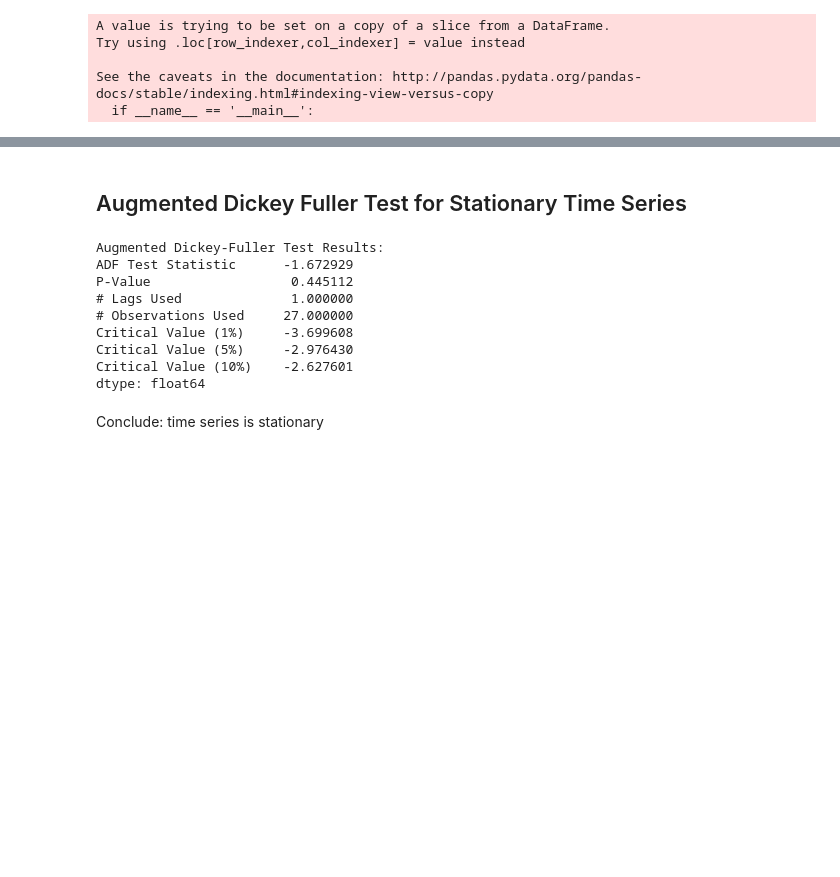
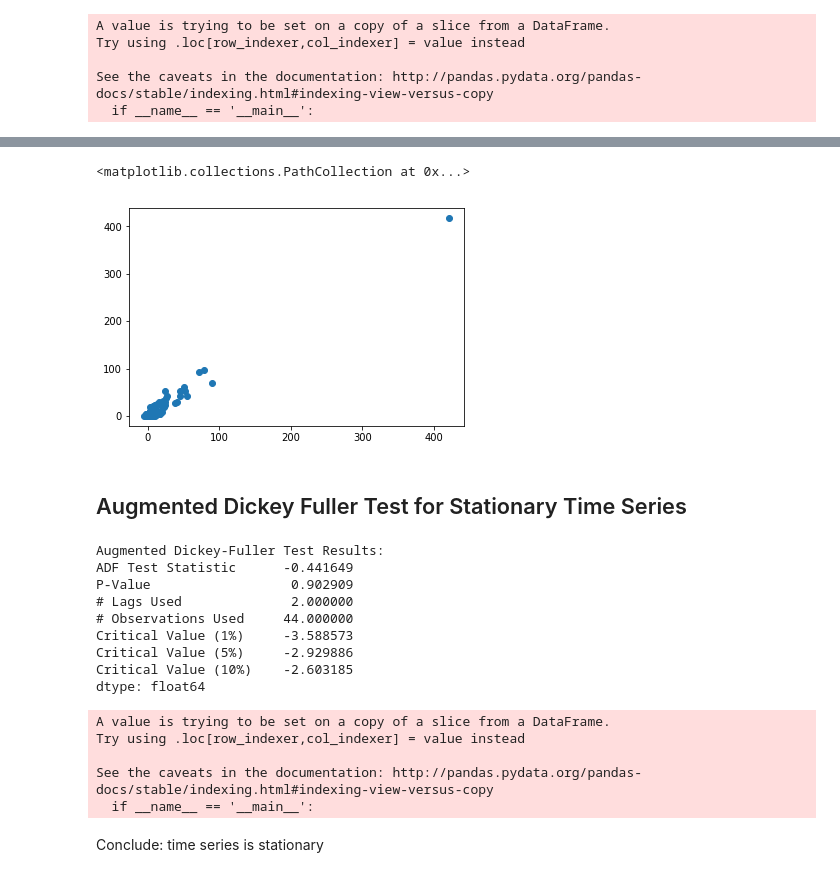
Before and after one commit to majesticfish/CS156B-Covid-Challenge, a Jupyter notebook: exploratory/Sean's Notebook/Get sum data.ipynb, the cells around one changed output, grey strips where cells are left out. Cells and saved outputs as stored; diff of their text form; code cells hidden in the pictures; blank space fills up the shorter version.

```diff
--- a/exploratory/Sean's Notebook/Get sum data.ipynb
+++ b/exploratory/Sean's Notebook/Get sum data.ipynb
@@ -174,13 +175,13 @@ def get_XY(features, delta_y, look_back_y, get_y):
     df = df_jhu[features]
     df = df[df.fips % 1000 != 0]
     df = df[df.State != 'PR']   # peurto rico has some weird data...
-    df = df[df.POP_ESTIMATE_2018 > 100000] # restrict to large counties since getting lots of data is difficult
+    df = df[df.POP_ESTIMATE_2018 > 1000] # restrict to large counties since getting lots of data is difficult
 
     # fill out missing data
-    # df.at['02158', 'Area in square miles - Land area'] = 19673
-    # df.at['02158', 'Density per square mile of land area - Population'] = 0.44
-    # df.at['46102', 'Area in square miles - Land area'] = 2097
-    # df.at['46102', 'Density per square mile of land area - Population'] = 6.5
+    df.at['02158', 'Area in square miles - Land area'] = 19673
+    df.at['02158', 'Density per square mile of land area - Population'] = 0.44
+    df.at['46102', 'Area in square miles - Land area'] = 2097
+    df.at['46102', 'Density per square mile of land area - Population'] = 6.5
 
     n, d = df.shape
     col_names = []
@@ -238,0 +216,15 @@ strong multicollinearity problems or that the design matrix is singular.
+# %%
+X_test = X.iloc[-1000:]
+y_test = y.iloc[-1000:]
+X_train = X.iloc[:-1000]
+y_train = y.iloc[:-1000]
+model = sm.OLS(y_train,X_train)
+result = model.fit()
+print(result.summary())
+
+
+yhat = result.predict(X_test)
+ybar = np.sum(y_test)/len(y_test)          # or sum(y)/len(y)
+ssreg = np.sum((yhat-ybar)**2)   # or sum([ (yihat - ybar)**2 for yihat in yhat])
+sstot = np.sum((y_test - ybar)**2)    # or sum([ (yi - ybar)**2 for yi in y])
+print("R squared is %f" % (ssreg / sstot))
@@ -239,7 +249,13 @@ strong multicollinearity problems or that the design matrix is singular.
+# %%
+plt.scatter(result.predict(X), y)
+# %% [output]
+<matplotlib.collections.PathCollection at 0x...>
+[figure, added]
 # %% [markdown]
 ## Augmented Dickey Fuller Test for Stationary Time Series
 # %%
 import statsmodels.tsa.stattools as ts
+X, y = get_delta_deaths(36061)
 adfTest = ts.adfuller(y, autolag='AIC')
 dfResults = pd.Series(adfTest[0:4], index=['ADF Test Statistic','P-Value','# Lags Used','# Observations Used'])
 #Add Critical Values
@@ -249,14 +265,19 @@ print('Augmented Dickey-Fuller Test Results:')
 print(dfResults)
 # %% [output]
 Augmented Dickey-Fuller Test Results:
-ADF Test Statistic      -1.672929
-P-Value                  0.445112
-# Lags Used              1.000000
-# Observations Used     27.000000
-Critical Value (1%)     -3.699608
-Critical Value (5%)     -2.976430
-Critical Value (10%)    -2.627601
+ADF Test Statistic      -0.441649
+P-Value                  0.902909
+# Lags Used              2.000000
+# Observations Used     44.000000
+Critical Value (1%)     -3.588573
+Critical Value (5%)     -2.929886
+Critical Value (10%)    -2.603185
 dtype: float64
+A value is trying to be set on a copy of a slice from a DataFrame.
+Try using .loc[row_indexer,col_indexer] = value instead
+
+See the caveats in the documentation: http://pandas.pydata.org/pandas-docs/stable/indexing.html#indexing-view-versus-copy
+  if __name__ == '__main__':
 # %% [markdown]
 Conclude: time series is stationary
 # %%
```
Also changed, not shown: parts of 11 cells of this notebook, 2 other files.
